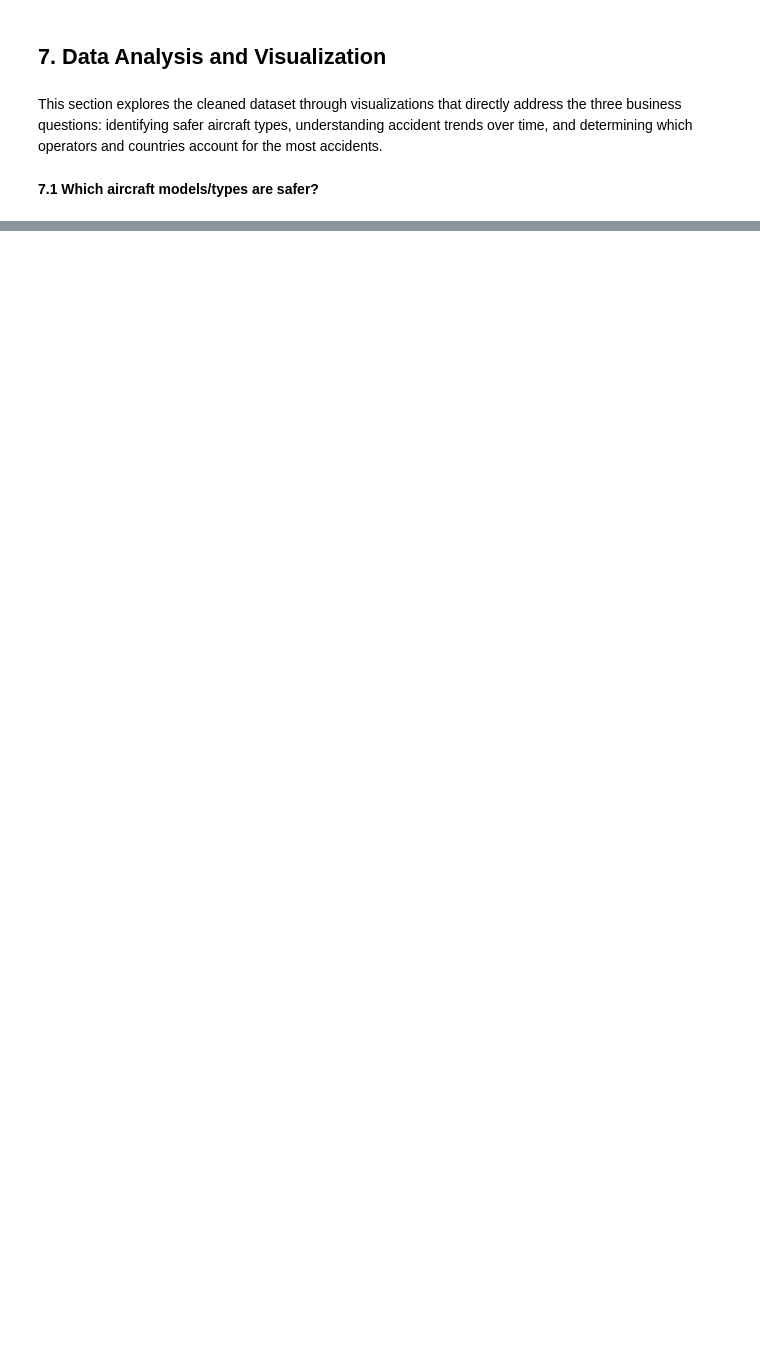
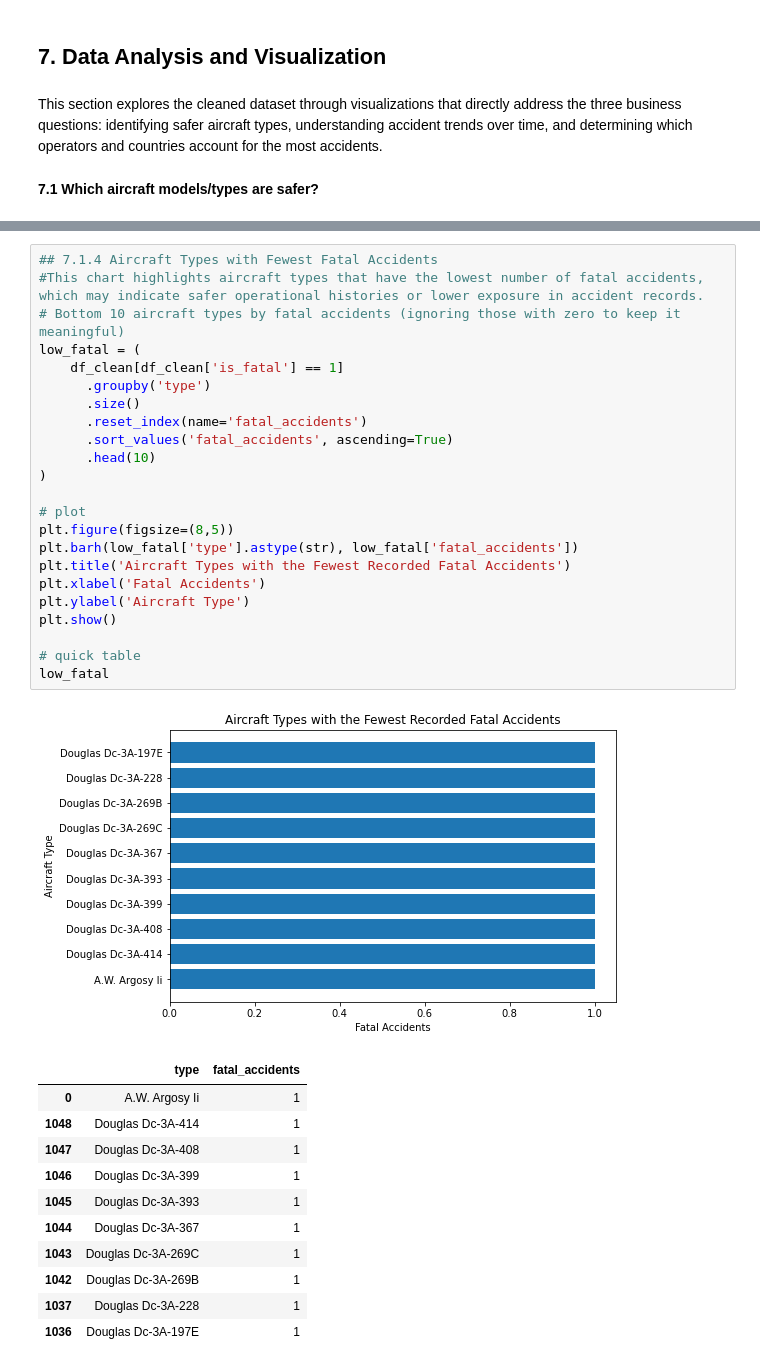
Before and after one commit to fredrickochieng-cell/Phase-1-Project-, a Jupyter notebook: dsc_project(phase1).ipynb, the cells around one changed output, grey strips where cells are left out. Cells and saved outputs as stored; diff of their text form; blank space fills up the shorter version.

```diff
--- a/dsc_project(phase1).ipynb
+++ b/dsc_project(phase1).ipynb
@@ -353,3 +472,39 @@ This section explores the cleaned dataset through visualizations that directly a
+# %%
+## 7.1.4 Aircraft Types with Fewest Fatal Accidents
+#This chart highlights aircraft types that have the lowest number of fatal accidents, which may indicate safer operational histories or lower exposure in accident records.
+# Bottom 10 aircraft types by fatal accidents (ignoring those with zero to keep it meaningful)
+low_fatal = (
+    df_clean[df_clean['is_fatal'] == 1]
+      .groupby('type')
+      .size()
+      .reset_index(name='fatal_accidents')
+      .sort_values('fatal_accidents', ascending=True)
+      .head(10)
+)
+
+# plot
+plt.figure(figsize=(8,5))
+plt.barh(low_fatal['type'].astype(str), low_fatal['fatal_accidents'])
+plt.title('Aircraft Types with the Fewest Recorded Fatal Accidents')
+plt.xlabel('Fatal Accidents')
+plt.ylabel('Aircraft Type')
+plt.show()
+
+# quick table
+low_fatal
+# %% [output]
+[figure, added]
+|  | type | fatal_accidents |
+| 0 | A.W. Argosy Ii | 1 |
+| 1048 | Douglas Dc-3A-414 | 1 |
+| 1047 | Douglas Dc-3A-408 | 1 |
+| 1046 | Douglas Dc-3A-399 | 1 |
+| 1045 | Douglas Dc-3A-393 | 1 |
+| 1044 | Douglas Dc-3A-367 | 1 |
+| 1043 | Douglas Dc-3A-269C | 1 |
+| 1042 | Douglas Dc-3A-269B | 1 |
+| 1037 | Douglas Dc-3A-228 | 1 |
+| 1036 | Douglas Dc-3A-197E | 1 |
 # %% [markdown]
 *Analysis and Insight*
 
```
Also changed, not shown: parts of 13 cells of this notebook.
